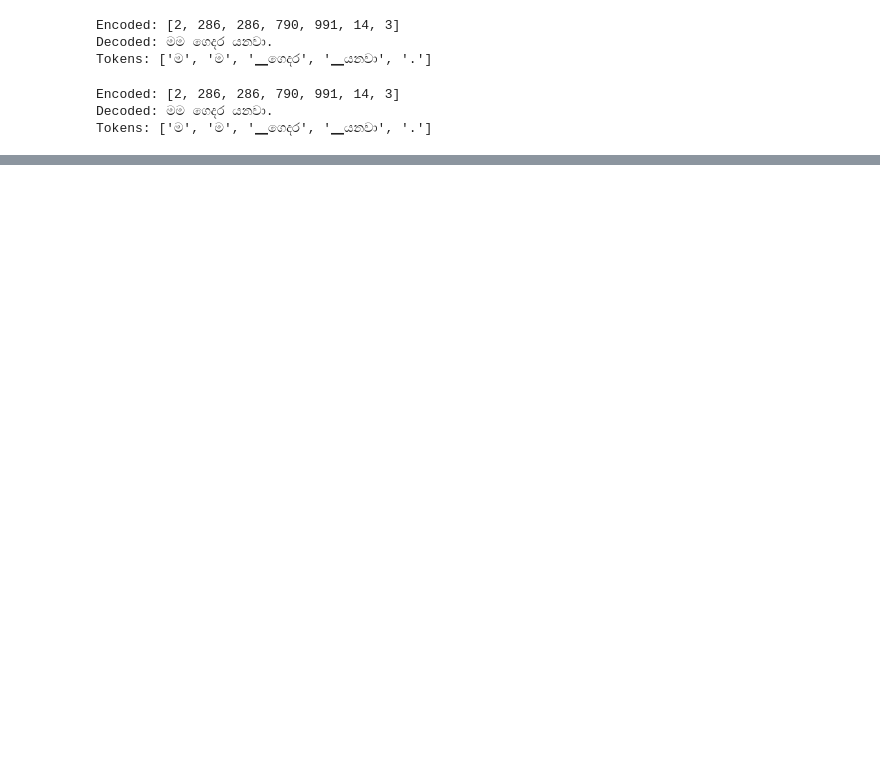
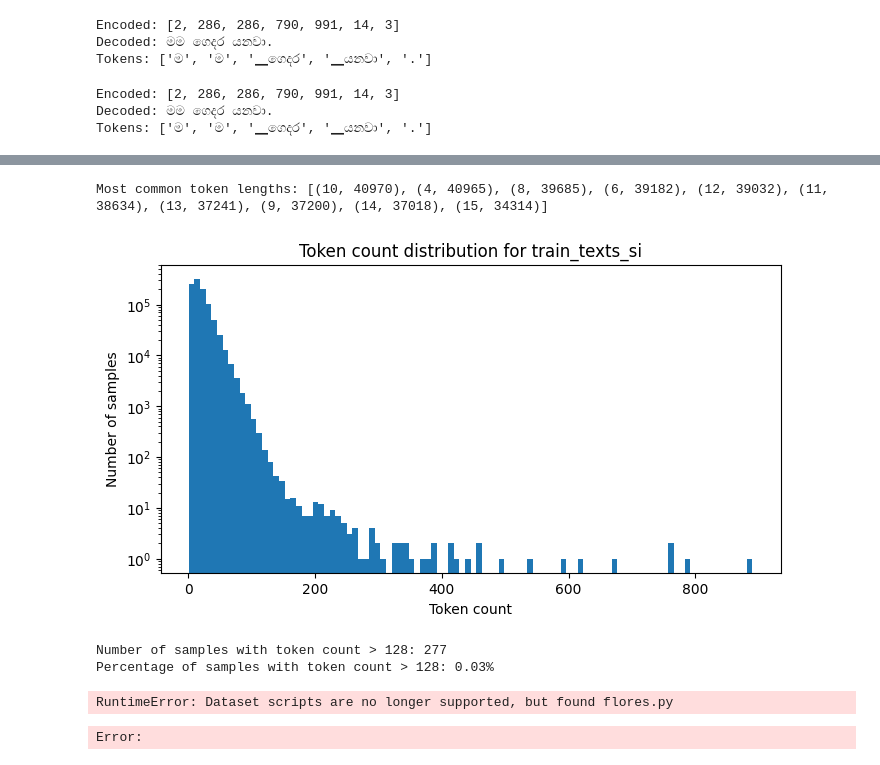
Before and after one commit to sllakshancc/indic-mt-sltm, a Jupyter notebook: playground.ipynb, the cells around one changed output, grey strips where cells are left out. Cells and saved outputs as stored; diff of their text form; code cells hidden in the pictures; blank space fills up the shorter version.

```diff
--- a/playground.ipynb
+++ b/playground.ipynb
@@ -70,0 +120,14 @@ Tokens: ['ම', 'ම', '▁ගෙදර', '▁යනවා', '.']
+# %%
+
+tokenizer_si_bpe_whitespace = Tokenizer(BPE(unk_token="[UNK]"))
+
+#whitespace_pattern = r" ?\w+| ?[^\w\s]+"
+
+tokenizer_si_bpe_whitespace.pre_tokenizer = Whitespace()
+
+trainer = BpeTrainer(
+    vocab_size=32000,
+    special_tokens=["[PAD]", "[UNK]", "[BOS]", "[EOS]"]
+)
+
+tokenizer_si_bpe_whitespace.train_from_iterator(train_texts_si, trainer=trainer)
@@ -70,0 +149,3 @@ Tokens: ['ම', 'ම', '▁ගෙදර', '▁යනවා', '.']
+# %%
+tokenizer_si = Tokenizer.from_file("./tokenizers_trained/bpe_bytelevel_si_1m_32k/tokenizer.json")
+tokenizer_en = Tokenizer.from_file("./tokenizers_trained/bpe_bytelevel_en_1m_32k/tokenizer.json")
@@ -70,0 +184,48 @@ Tokens: ['ම', 'ම', '▁ගෙදර', '▁යනවා', '.']
+# %%
+from collections import Counter
+
+import matplotlib.pyplot as plt
+
+# compute token lengths using the Sinhala tokenizer already loaded
+lengths = [len(tokenizer_si.encode(t).ids) for t in train_texts_si]
+dist = Counter(lengths)
+
+print("Most common token lengths:", dist.most_common(10))
+
+# plot distribution
+plt.figure(figsize=(8, 4))
+plt.hist(lengths, bins=100)
+plt.yscale('log')  # log scale helps if there are long tails
+plt.title("Token count distribution for train_texts_si")
+plt.xlabel("Token count")
+plt.ylabel("Number of samples")
+plt.show()
+# %% [output]
+Most common token lengths: [(10, 40970), (4, 40965), (8, 39685), (6, 39182), (12, 39032), (11, 38634), (13, 37241), (9, 37200), (14, 37018), (15, 34314)]
+[figure, added]
+# %%
+#calculate percentage of samples with token count > 128
+total_samples = len(train_texts_si)
+samples_above_128 = sum(1 for length in lengths if length > 128)
+percentage_above_128 = (samples_above_128 / total_samples) * 100
+print(f"Number of samples with token count > 128: {samples_above_128}")
+print(f"Percentage of samples with token count > 128: {percentage_above_128:.2f}%")
+# %% [output]
+Number of samples with token count > 128: 277
+Percentage of samples with token count > 128: 0.03%
+# %%
+# Load the FLORES dataset for Sinhala and Tamil
+flores_ds = load_dataset("facebook/flores", "si-ta", cache_dir="./hf_cache")
+
+# Print the first 5 examples from Sinhala
+print("First 5 examples in Sinhala:")
+for example in flores_ds["train"][:5]:
+    print(example["si"])
+
+# Print the first 5 examples from Tamil
+print("\nFirst 5 examples in Tamil:")
+for example in flores_ds["train"][:5]:
+    print(example["ta"])
+# %% [output]
+RuntimeError: Dataset scripts are no longer supported, but found flores.py
+Error:
```
Also changed, not shown: parts of 12 cells of this notebook, 9 other files.
